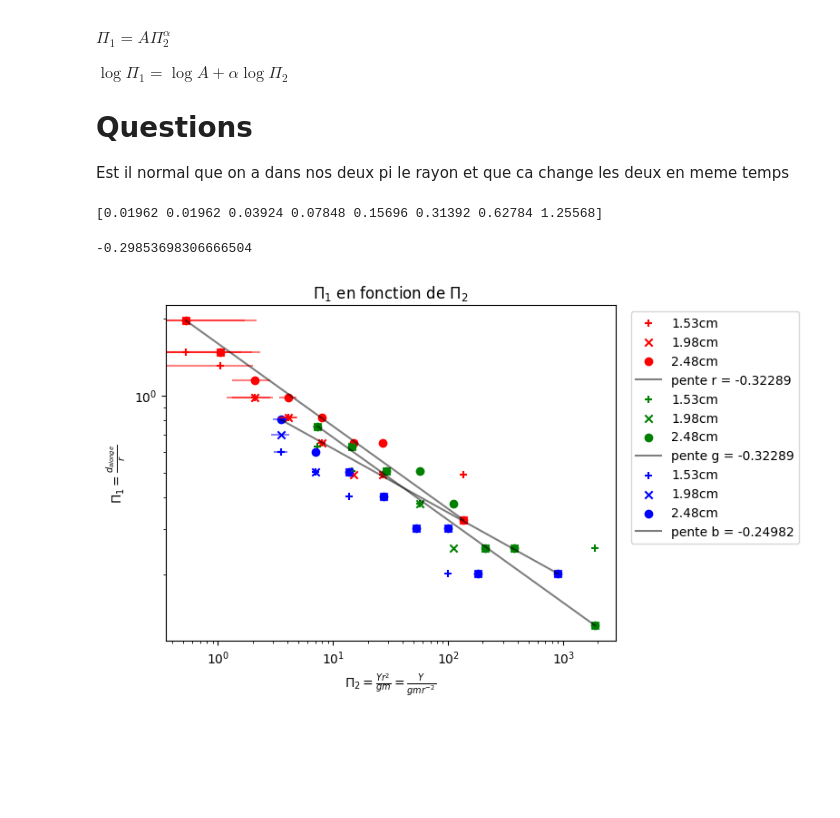
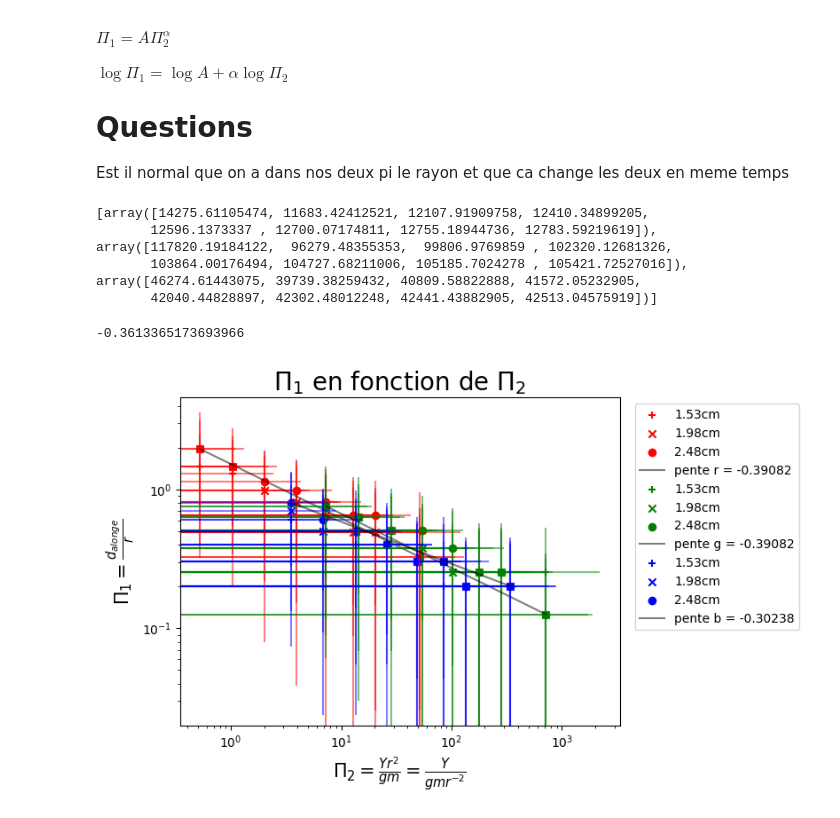
Before and after one commit to erdicn/ContactDeHertz, a Jupyter notebook: Hertz.ipynb, the cells around one changed output. Saved outputs shown, nothing was run; the diff lists cells and outputs as text; code cells hidden in the pictures; blank space fills up the shorter version.

```diff
--- a/Hertz.ipynb
+++ b/Hertz.ipynb
@@ -73,20 +94,22 @@ YoungsGPa = np.array([0.000142, 0.001180, 0.000358]) # TODO check ca. valeurs qu
 YoungsMpa = 1e3*YoungsGPa
 YoungPa = YoungsGPa*1e9
 markers = [ 'left', 'right', 'bottom']
-Young_err = 0
-
-Young_err = 0
 
 err_Mg = errMasse/Masses*Masses*9.81 + 0/9.81*Masses*9.81
 # print(err_Mg)
-
-
+Young_err = []
+# print(YoungPa)
+# print(Masses)
+for i in range(3):
+    Young_err.append(err_Mg/(Masses*9.81)*YoungPa[i] + errYoungBas[i]/Young_Bas[i]*YoungPa[i])
+print(Young_err)
 
 PI1 = []
 PI2 = []
 for i in range(len(ToutLesSpheres)):
     PI1.append(Pi1(ToutLesSpheres[i], Rayons[i]))
     PI2.append(Pi2(YoungPa[i], Masses, Rayons[i]))
+#SYMBOLS = ["+", "x", "o"]
 # print(PI1[0])
 # print(PI1[0][0])
 # print(len(PI2) == len(PI1))
@@ -95,9 +118,12 @@ for i in range(len(ToutLesSpheres)):
 # print(len(PI1[1]))
 # print(len(PI2[1]))
 # %% [output]
-[0.01962 0.01962 0.03924 0.07848 0.15696 0.31392 0.62784 1.25568]
+[array([14275.61105474, 11683.42412521, 12107.91909758, 12410.34899205,
+       12596.1373337 , 12700.07174811, 12755.18944736, 12783.59219619]), array([117820.19184122,  96279.48355353,  99806.9769859 , 102320.12681326,
+       103864.00176494, 104727.68211006, 105185.7024278 , 105421.72527016]), array([46274.61443075, 39739.38259432, 40809.58822888, 41572.05232905,
+       42040.44828897, 42302.48012248, 42441.43882905, 42513.04575919])]
 # %%
-wut = ["+", "x", "o"]
+SYMBOLS = ["+", "x", "o"]
 PI1_ERR = []
 PI2_ERR = []
 def TousSur1Graph(nb, alongations, Masses, Rayons, nomGraph, Youngs, AX, COLOR, pi2_err = 1.5/1000, loglog = True):
@@ -108,48 +134,47 @@ def TousSur1Graph(nb, alongations, Masses, Rayons, nomGraph, Youngs, AX, COLOR,
     for i in range(len(ToutLesSpheres)):
         X = PI2[nb]#Pi2(Youngs, Masses, Rayons[i])
         Y = PI1[nb][i]#Pi1(alongations[i], Rayons[i])
-        Pi2_err = (2.5e-3)/alongations[i]*Y + err_Rayons[i]/Rayons[i]*Y
+        Pi2_err = (Young_err[nb]/YoungPa[i] + errMasse/Masses + 2*(err_Rayons[i]/Rayons[i])) * X
         PI2_ERR.append(Pi2_err)
-        Pi1_err = 0
+        Pi1_err = (2.5e-3)/alongations[i]*Y + err_Rayons[i]/Rayons[i]*Y
         PI1_ERR.append(Pi1_err)
-        AX.errorbar( X, Y, xerr = Pi2_err, yerr=Pi1_err,
-                        marker = None,#MarkerStyle('o', fillstyle=markers[i])
-                        color = COLOR, ls = 'none', alpha = 0.5
-                    )
-        AX.scatter(X, Y, marker = wut[i],  label = "{:.2f}cm".format(Rayons[i]*100), color = COLOR#, alpha = 0.5, marker = MarkerStyle("o", fillstyle=markers[i])
-                    )
+        AX.errorbar( X, Y, xerr = Pi2_err, yerr=Pi1_err, marker = None,#MarkerStyle('o', fillstyle=markers[i])
+                    color = COLOR, ls = 'none', alpha = 0.5
+                   )
+        AX.scatter(X, Y, marker = SYMBOLS[i],  label = "{:.2f}cm".format(Rayons[i]*100), color = COLOR#, alpha = 0.5, marker = MarkerStyle("o", fillstyle=markers[i])
+                  )
         for c in range(len(X)):
             if X[c] <= minx:
                 minx = X[c]
                 miny = Y[c]
             if X[c] >= maxx:
                 maxx = X[c]
                 maxy = Y[c]
     pente = (np.log(maxy) - np.log(miny))/(np.log(maxx)-np.log(minx))
     AX.plot([minx, maxx], [miny, maxy], c = "k", alpha = 0.5, label = "pente "+ COLOR +" = %.5f" %pente)
     # pas touche la mouche
     plt.legend(bbox_to_anchor=(1.02, 1.0),loc='upper left')
-    plt.title("$\Pi_1$ en fonction de $\Pi_2$")
-    plt.xlabel("$\Pi_2 = \\frac{Yr^2}{gm} = \\frac{Y}{gmr^{-2}}$")
-    plt.ylabel("$\Pi_1 = \\frac{d_{alonge}}{r}$")
+    plt.title("$\Pi_1$ en fonction de $\Pi_2$", fontsize = 20)
+    plt.xlabel("$\Pi_2 = \\frac{Yr^2}{gm} = \\frac{Y}{gmr^{-2}}$", fontsize = 15)
+    plt.ylabel("$\Pi_1 = \\frac{d_{alonge}}{r}$", fontsize = 15)
     if loglog:
         AX.set_xscale('log')
         AX.set_yscale('log')
     return pente
     #plt.savefig("image.png")
 COLORS = ["r", "g", "b"]
 fig, AX = plt.subplots()
 PENTES = []
 for i in range(len(ToutLesSpheres)):
     PENTES.append(TousSur1Graph(i, ToutLesSpheres[i], Masses, Rayons, Noms[i], YoungPa[i], AX, COLORS[i]))
 ALPHA = np.average(PENTES)
 print(ALPHA)
 plt.savefig("Tous.png", dpi = 500)
 plt.show()
 plt.close()
 # %% [output]
--0.29853698306666504
+-0.3613365173693966
-[figure, old version]
+[figure, new version]
 # %%
 # def valeurs(Y, r, m, g = 9.81):
 #     val = r*(((Y * r**2) / (g * m))**(ALPHA))
```
Also changed, not shown: parts of 5 cells of this notebook, 2 other files.
